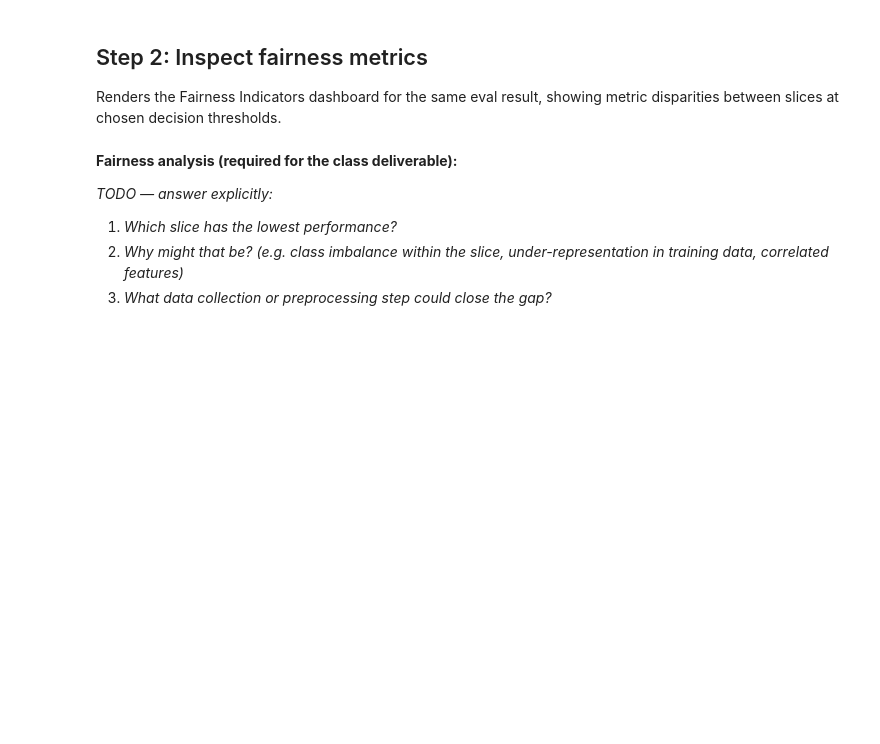
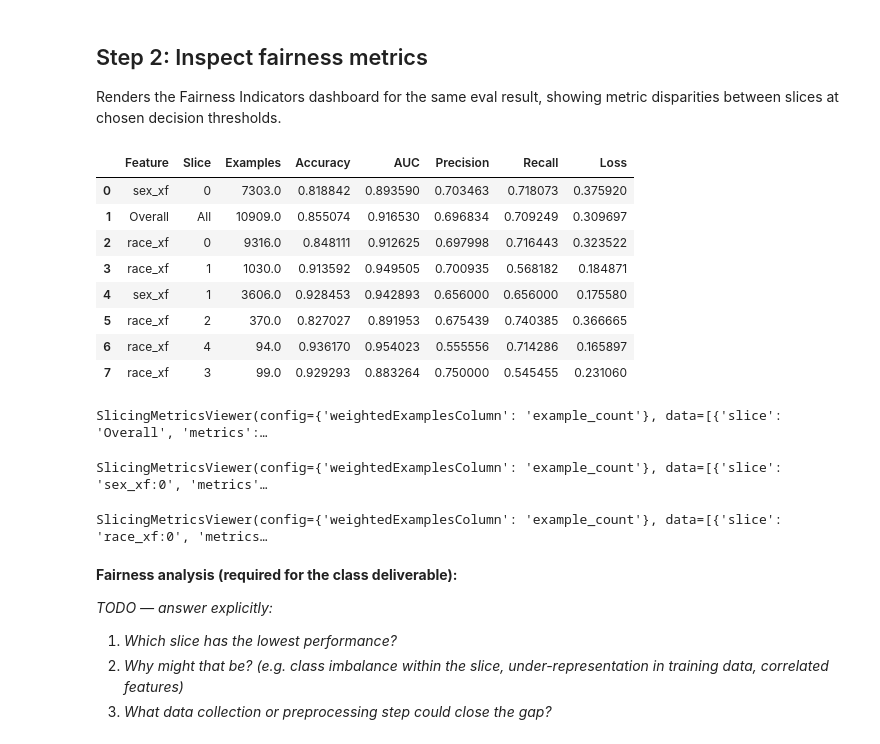
Before and after one commit to paocent/ML-OPS---Revised, a Jupyter notebook: tfma_analysis.ipynb, the cells around one changed output. Cells and saved outputs as stored; diff of their text form; code cells hidden in the pictures; blank space fills up the shorter version.

Commit message:
added fix for tfma analysis

```diff
--- a/tfma_analysis.ipynb
+++ b/tfma_analysis.ipynb
@@ -16,7 +59,13 @@ Point `EVAL_RESULT_PATH` at the `Evaluator` component's `evaluation` artifact UR
 #     '/home/<user>/COMP315/airflow_pipeline_outputs/'
 #     'adult_census_tfx_output/Evaluator/evaluation/<execution_id>'
 # )
-EVAL_RESULT_PATH = 'REPLACE_ME'
+EVAL_RESULT_PATH = r"C:\Users\three\tfma_evaluation\8"
 
 eval_result = tfma.load_eval_result(EVAL_RESULT_PATH)
+
+EVAL_RESULT_PATH_2 = r"C:\Users\three\tfma_evaluation\17"
+
+eval_result_2 = tfma.load_eval_result(EVAL_RESULT_PATH_2)
+
+
 tfma.view.render_slicing_metrics(eval_result)
@@ -33,3 +90,75 @@ tfma.view.render_fairness_indicators(eval_result)
+# %%
+import pandas as pd
+
+rows = []
+
+for slice_data, metrics_data in eval_result.slicing_metrics:
+    slice_name = "Overall"
+    slice_value = "All"
+
+    if slice_data:
+        feature, value = slice_data[0]
+        slice_name = feature
+        slice_value = value
+
+    metrics = metrics_data[""][""]
+
+    rows.append({
+        "Feature": slice_name,
+        "Slice": slice_value,
+        "Examples": metrics["example_count"]["doubleValue"],
+        "Accuracy": metrics["accuracy"]["doubleValue"],
+        "AUC": metrics["auc"]["doubleValue"],
+        "Precision": metrics["precision"]["doubleValue"],
+        "Recall": metrics["recall"]["doubleValue"],
+        "Loss": metrics["loss"]["doubleValue"]
+    })
+
+fairness_df = pd.DataFrame(rows)
+
+fairness_df
+# %% [output]
+|  | Feature | Slice | Examples | Accuracy | AUC | Precision | Recall | Loss |
+| 0 | sex_xf | 0 | 7303.0 | 0.818842 | 0.893590 | 0.703463 | 0.718073 | 0.375920 |
+| 1 | Overall | All | 10909.0 | 0.855074 | 0.916530 | 0.696834 | 0.709249 | 0.309697 |
+| 2 | race_xf | 0 | 9316.0 | 0.848111 | 0.912625 | 0.697998 | 0.716443 | 0.323522 |
+| 3 | race_xf | 1 | 1030.0 | 0.913592 | 0.949505 | 0.700935 | 0.568182 | 0.184871 |
+| 4 | sex_xf | 1 | 3606.0 | 0.928453 | 0.942893 | 0.656000 | 0.656000 | 0.175580 |
+| 5 | race_xf | 2 | 370.0 | 0.827027 | 0.891953 | 0.675439 | 0.740385 | 0.366665 |
+| 6 | race_xf | 4 | 94.0 | 0.936170 | 0.954023 | 0.555556 | 0.714286 | 0.165897 |
+| 7 | race_xf | 3 | 99.0 | 0.929293 | 0.883264 | 0.750000 | 0.545455 | 0.231060 |
+# %%
+tfma.view.render_slicing_metrics(eval_result)
+# %% [output]
+SlicingMetricsViewer(config={'weightedExamplesColumn': 'example_count'}, data=[{'slice': 'Overall', 'metrics':…
+# %%
+from IPython.display import display
+import tensorflow_model_analysis as tfma
+
+display(
+    tfma.view.render_slicing_metrics(
+        eval_result,
+        slicing_spec=tfma.SlicingSpec(
+            feature_keys=['sex_xf']
+        )
+    )
+)
+# %% [output]
+SlicingMetricsViewer(config={'weightedExamplesColumn': 'example_count'}, data=[{'slice': 'sex_xf:0', 'metrics'…
+# %%
+from IPython.display import display
+import tensorflow_model_analysis as tfma
+
+display(
+    tfma.view.render_slicing_metrics(
+        eval_result,
+        slicing_spec=tfma.SlicingSpec(
+            feature_keys=['race_xf']
+        )
+    )
+)
+# %% [output]
+SlicingMetricsViewer(config={'weightedExamplesColumn': 'example_count'}, data=[{'slice': 'race_xf:0', 'metrics…
 # %% [markdown]
 **Fairness analysis (required for the class deliverable):**
 
```
Also changed, not shown: parts of 11 cells of this notebook, 1 other file.
